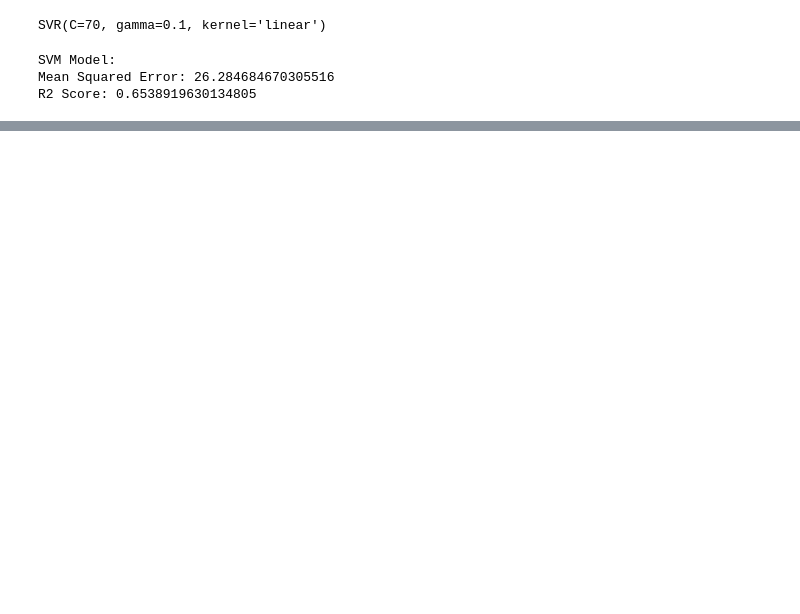
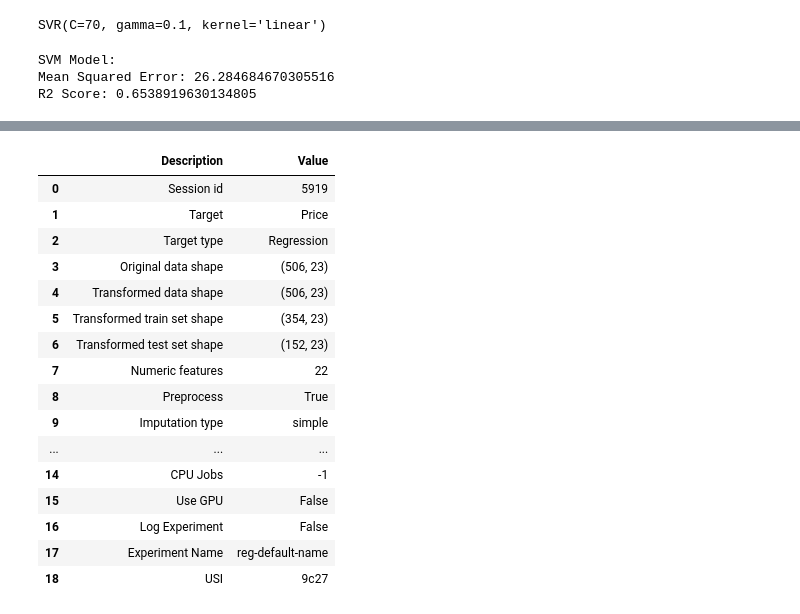
Before and after one commit to PranavHuparikar/Boston_Pricing, a Jupyter notebook: boston_pricing.ipynb, the cells around one changed output, grey strips where cells are left out. Saved outputs shown, nothing was run; the diff lists cells and outputs as text; code cells hidden in the pictures; blank space fills up the shorter version.

```diff
--- a/boston_pricing.ipynb
+++ b/boston_pricing.ipynb
@@ -265,0 +269,25 @@ plt.show()
+# %%
+bos_encoded = pd.get_dummies(bos, columns=['CHAS','RAD'])
+# %%
+bos_encoded = bos_encoded.astype('float')
+# %%
+# Create a dummy setup with your specific training data and target variable
+dummy_setup = setup(data=bos_encoded, target='Price')
+# %% [output]
+|  | Description | Value |
+| 0 | Session id | 5919 |
+| 1 | Target | Price |
+| 2 | Target type | Regression |
+| 3 | Original data shape | (506, 23) |
+| 4 | Transformed data shape | (506, 23) |
+| 5 | Transformed train set shape | (354, 23) |
+| 6 | Transformed test set shape | (152, 23) |
+| 7 | Numeric features | 22 |
+| 8 | Preprocess | True |
+| 9 | Imputation type | simple |
+| ... | ... | ... |
+| 14 | CPU Jobs | -1 |
+| 15 | Use GPU | False |
+| 16 | Log Experiment | False |
+| 17 | Experiment Name | reg-default-name |
+| 18 | USI | 9c27 |
```
Also changed, not shown: parts of 21 cells of this notebook.
